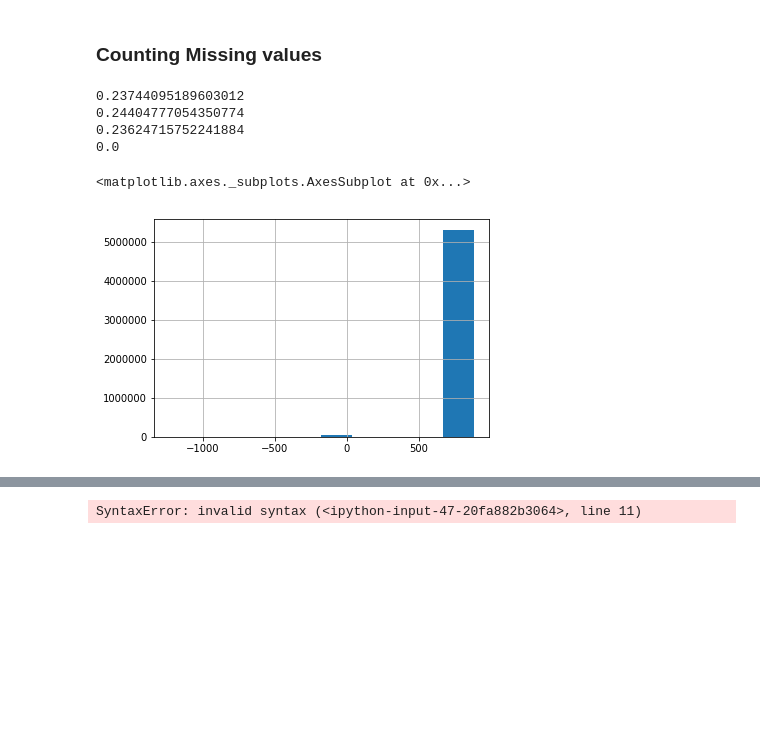
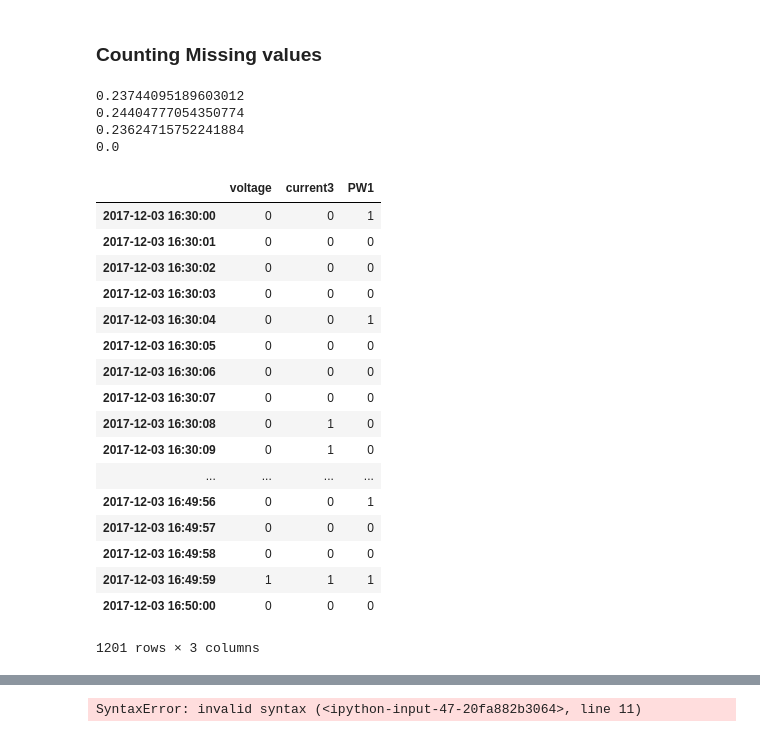
Before and after one commit to MihaCim/Forecast-Rails, a Jupyter notebook: Sub.Exploratory.MissingData.ipynb, the cells around one changed output, grey strips where cells are left out. Drawn from its saved outputs; the diff is of its cells as text; code cells hidden in the pictures; blank space fills up the shorter version.

```diff
--- a/Sub.Exploratory.MissingData.ipynb
+++ b/Sub.Exploratory.MissingData.ipynb
@@ -118,15 +99,8 @@ print (d1)
 print (d2)
 print (d3)
 print (d4)
-#for zanka preko celoten DF in prešteti dolžine Nan vrednosti
-
-a.hist()
-#a.shape() #a=df.isnull()
-#df.info()
 # %% [output]
 0.23744095189603012
 0.24404777054350774
 0.23624715752241884
 0.0
-<matplotlib.axes._subplots.AxesSubplot at 0x...>
-[figure, removed]
@@ -134,0 +107,25 @@ b.hist()
+# %%
+#transofrmacija - postavi 0 kjer je vrednost in 1 kjer ne NaN
+dfN=df.isnull().astype(int)
+
+#plot missing values
+dfN[["voltage","current3", 'PW1']]["2017-12-03 16:30:00":"2017-12-03 16:50:00" ]
+# %% [output]
+|  | voltage | current3 | PW1 |
+| 2017-12-03 16:30:00 | 0 | 0 | 1 |
+| 2017-12-03 16:30:01 | 0 | 0 | 0 |
+| 2017-12-03 16:30:02 | 0 | 0 | 0 |
+| 2017-12-03 16:30:03 | 0 | 0 | 0 |
+| 2017-12-03 16:30:04 | 0 | 0 | 1 |
+| 2017-12-03 16:30:05 | 0 | 0 | 0 |
+| 2017-12-03 16:30:06 | 0 | 0 | 0 |
+| 2017-12-03 16:30:07 | 0 | 0 | 0 |
+| 2017-12-03 16:30:08 | 0 | 1 | 0 |
+| 2017-12-03 16:30:09 | 0 | 1 | 0 |
+| ... | ... | ... | ... |
+| 2017-12-03 16:49:56 | 0 | 0 | 1 |
+| 2017-12-03 16:49:57 | 0 | 0 | 0 |
+| 2017-12-03 16:49:58 | 0 | 0 | 0 |
+| 2017-12-03 16:49:59 | 1 | 1 | 1 |
+| 2017-12-03 16:50:00 | 0 | 0 | 0 |
+1201 rows × 3 columns
```
Also changed, not shown: parts of 6 cells of this notebook.
